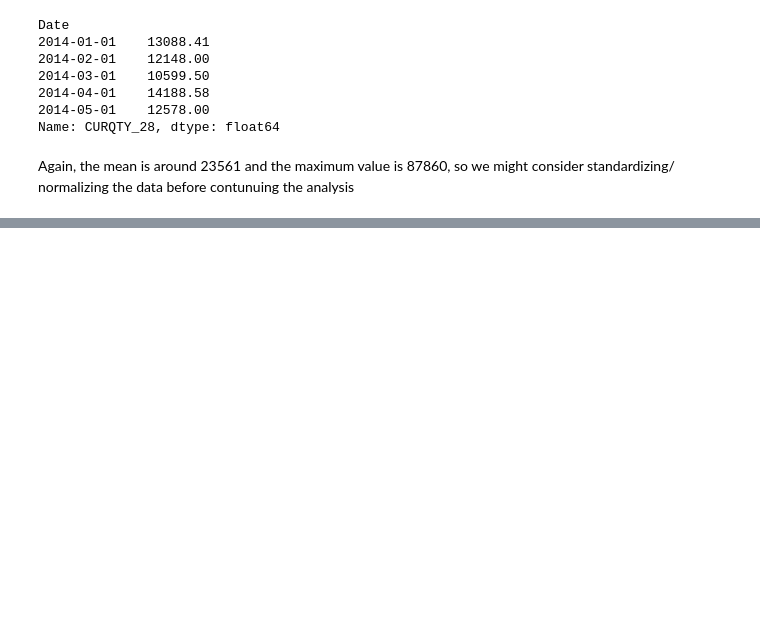
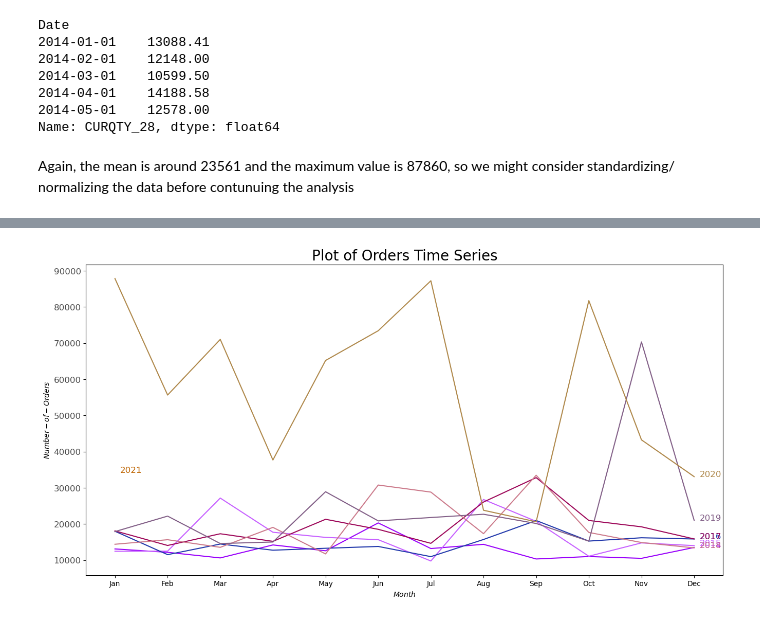
Before and after one commit to CMjsingh/sales_prediction, a Jupyter notebook: SO_Details_db_Findings.ipynb, the cells around one changed output, grey strips where cells are left out. Saved outputs shown, nothing was run; the diff lists cells and outputs as text; code cells hidden in the pictures; blank space fills up the shorter version.

```diff
--- a/SO_Details_db_Findings.ipynb
+++ b/SO_Details_db_Findings.ipynb
@@ -451,0 +555,4 @@ pd.DataFrame(df_orders_group)
+# %%
+df_orders_group['Year'] = [d.year for d in df_orders_group.Date]
+df_orders_group['Month'] = [d.strftime('%b') for d in df_orders_group.Date]
+years = df_orders_group['Year'].unique()
@@ -451,0 +568,19 @@ pd.DataFrame(df_orders_group)
+# %%
+#Colors
+np.random.seed(100)
+mycolors = np.random.choice(list(mpl.colors.XKCD_COLORS.keys()), len(years), replace=False)
+# %%
+plt.figure(figsize=(16,8), dpi= 100)
+for i, y in enumerate(years):
+    if i >= 0:
+        plt.plot('Month', 'Orders', data=df_orders_group.loc[df_orders_group.Year==y, :], color=mycolors[i], label=y)
+        plt.text(df_orders_group.loc[df_orders_group.Year==y, :].shape[0]-.9, df_orders_group.loc[df_orders_group.Year==y, 'Orders'][-1:].values[0], y, fontsize=12, color=mycolors[i])
+
+
+# Decoration
+plt.gca().set(ylabel='$Number-of-Orders$', xlabel='$Month$')
+plt.yticks(fontsize=12, alpha=.7)
+plt.title("Plot of Orders Time Series", fontsize=20)
+plt.show()
+# %% [output]
+[figure, added]
```
Also changed, not shown: parts of 32 cells of this notebook.
